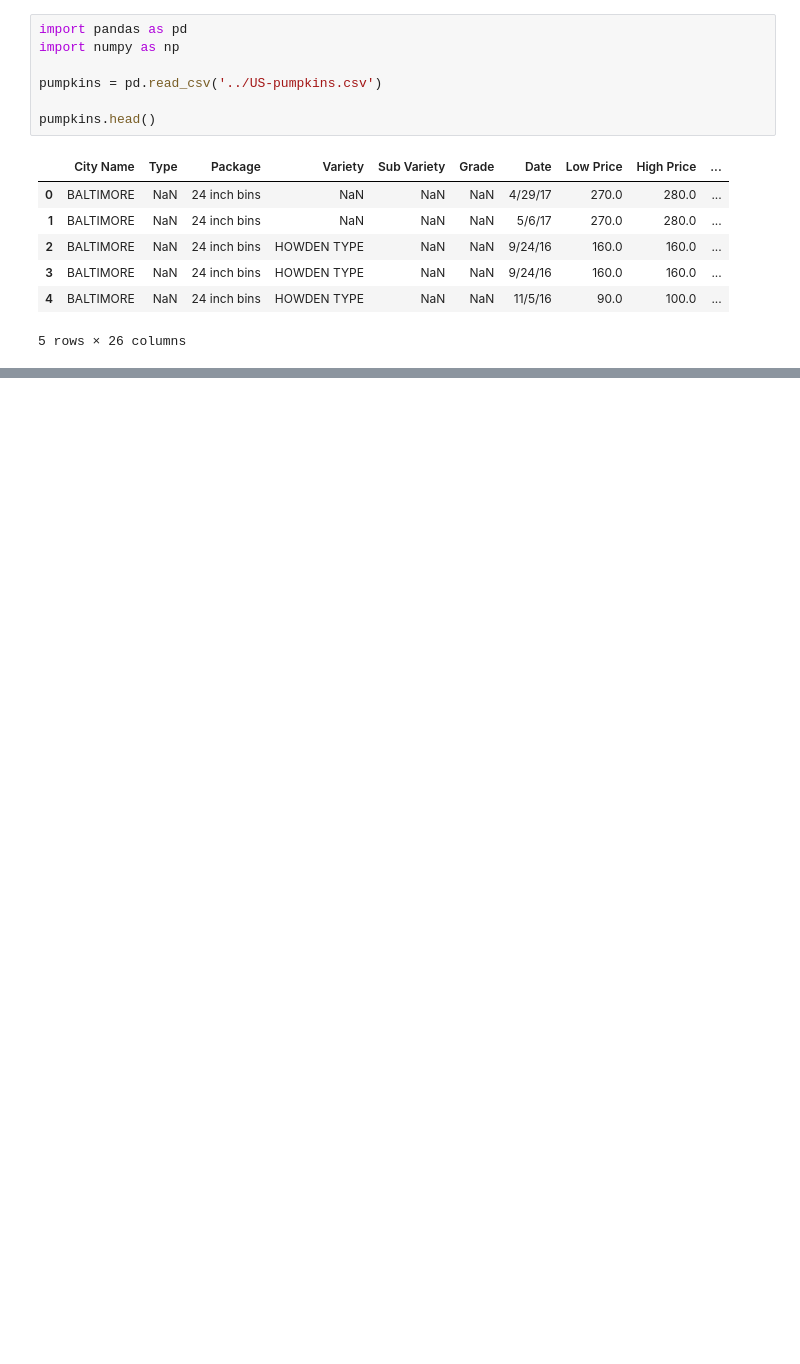
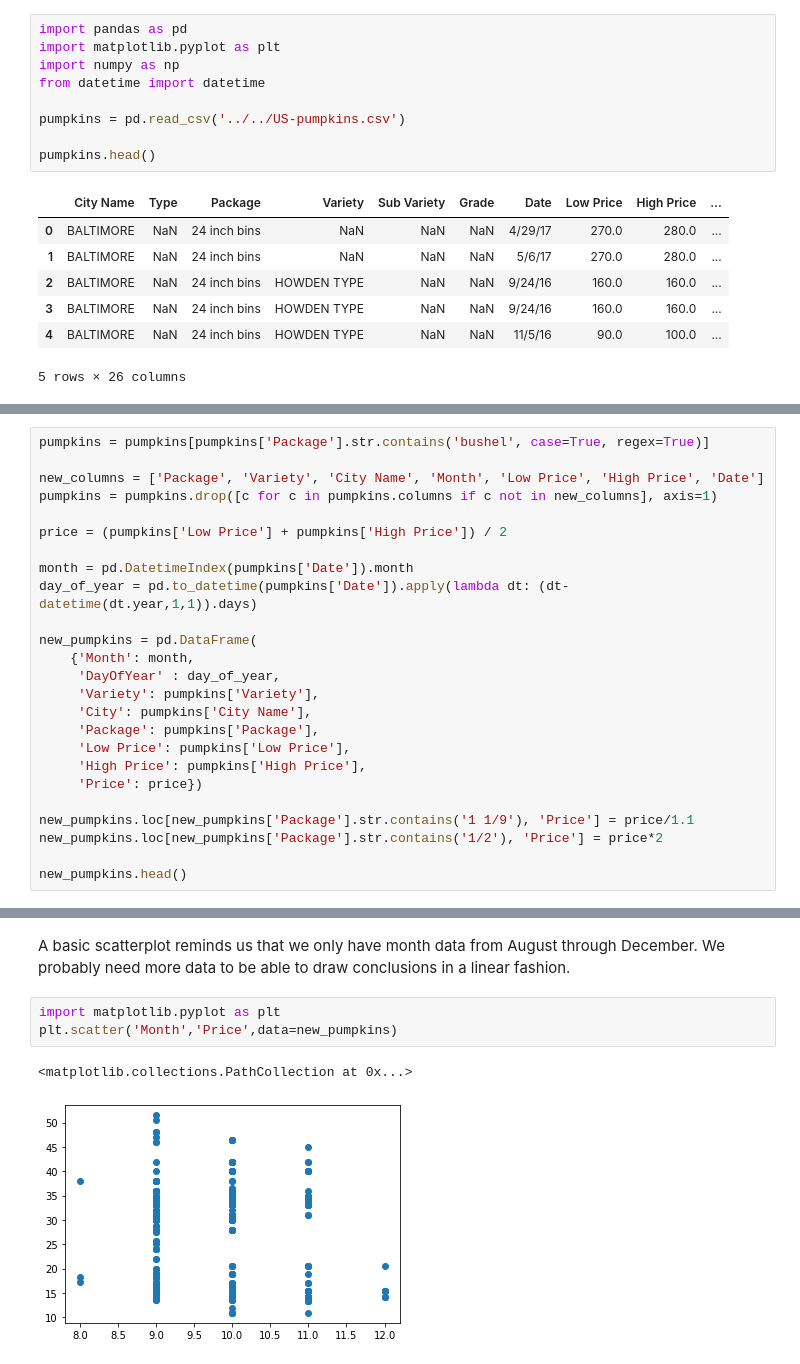
Before and after one commit to mhmahmuud/ArewaDs_Machine_Learning_Assignment, a Jupyter notebook: weekly_four/notebook.ipynb, the cells around one changed output, grey strips where cells are left out. Cells and saved outputs as stored; diff of their text form; blank space fills up the shorter version.

```diff
--- a/weekly_four/notebook.ipynb
+++ b/weekly_four/notebook.ipynb
@@ -7,8 +10,10 @@ Let's look at the relationship between color and variety
 # %%
 import pandas as pd
+import matplotlib.pyplot as plt
 import numpy as np
+from datetime import datetime
 
-pumpkins = pd.read_csv('../US-pumpkins.csv')
+pumpkins = pd.read_csv('../../US-pumpkins.csv')
 
 pumpkins.head()
 # %% [output]
@@ -136,0 +27,25 @@ print(auc)
+# %%
+pumpkins = pumpkins[pumpkins['Package'].str.contains('bushel', case=True, regex=True)]
+
+new_columns = ['Package', 'Variety', 'City Name', 'Month', 'Low Price', 'High Price', 'Date']
+pumpkins = pumpkins.drop([c for c in pumpkins.columns if c not in new_columns], axis=1)
+
+price = (pumpkins['Low Price'] + pumpkins['High Price']) / 2
+
+month = pd.DatetimeIndex(pumpkins['Date']).month
+day_of_year = pd.to_datetime(pumpkins['Date']).apply(lambda dt: (dt-datetime(dt.year,1,1)).days)
+
+new_pumpkins = pd.DataFrame(
+    {'Month': month,
+     'DayOfYear' : day_of_year,
+     'Variety': pumpkins['Variety'],
+     'City': pumpkins['City Name'],
+     'Package': pumpkins['Package'],
+     'Low Price': pumpkins['Low Price'],
+     'High Price': pumpkins['High Price'],
+     'Price': price})
+
+new_pumpkins.loc[new_pumpkins['Package'].str.contains('1 1/9'), 'Price'] = price/1.1
+new_pumpkins.loc[new_pumpkins['Package'].str.contains('1/2'), 'Price'] = price*2
+
+new_pumpkins.head()
@@ -136,0 +59,8 @@ print(auc)
+# %% [markdown]
+A basic scatterplot reminds us that we only have month data from August through December. We probably need more data to be able to draw conclusions in a linear fashion.
+# %%
+import matplotlib.pyplot as plt
+plt.scatter('Month','Price',data=new_pumpkins)
+# %% [output]
+<matplotlib.collections.PathCollection at 0x...>
+[figure, added]
```
Also changed, not shown: parts of 30 cells of this notebook.
